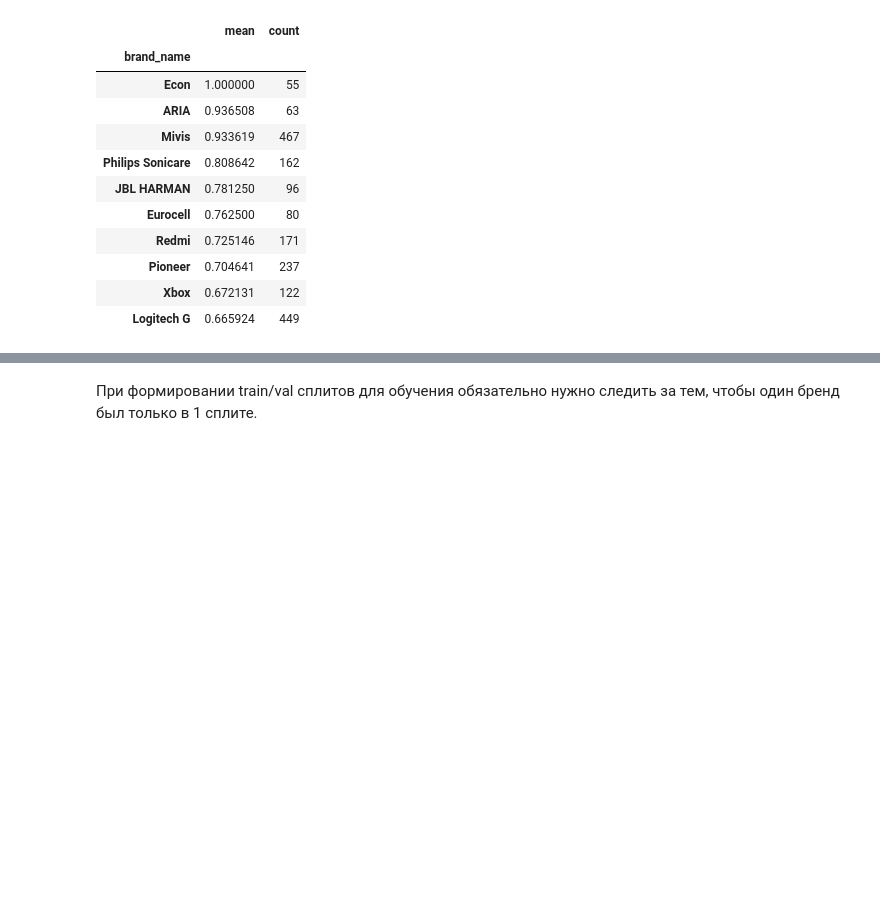
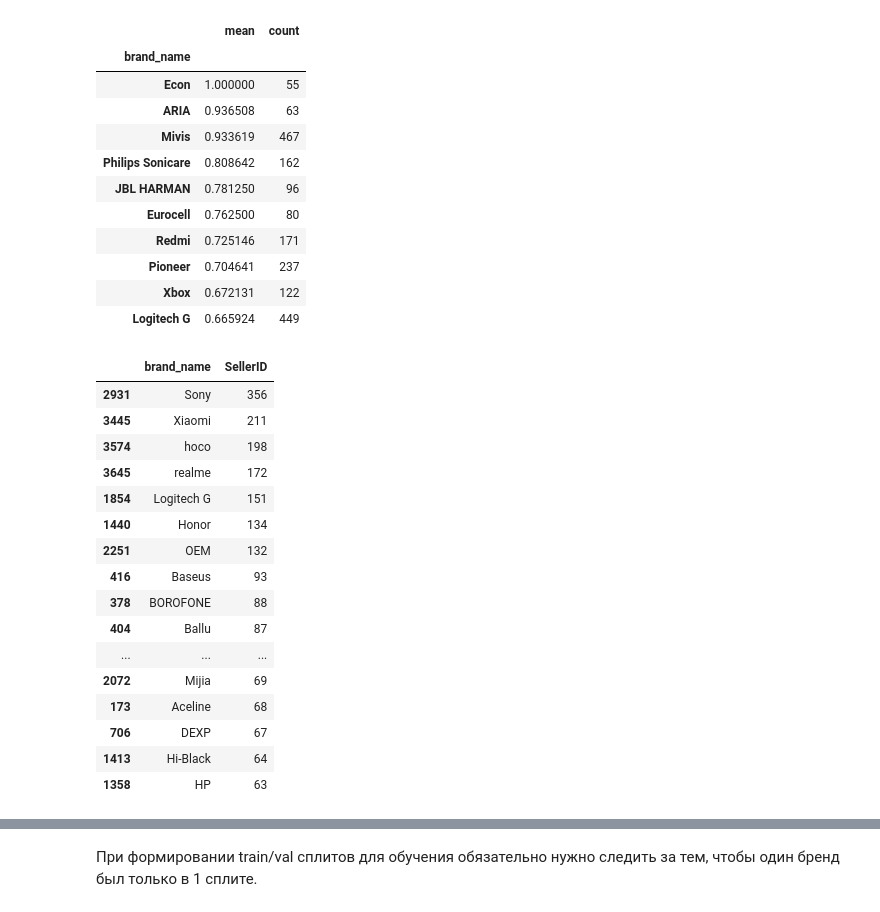
Before and after one commit to Closing-AI/ozon-e-cup-2025, a Jupyter notebook: notebooks/splits/splits.ipynb, the cells around one changed output, grey strips where cells are left out. Saved outputs shown, nothing was run; the diff lists cells and outputs as text; code cells hidden in the pictures; blank space fills up the shorter version.

```diff
--- a/notebooks/splits/splits.ipynb
+++ b/notebooks/splits/splits.ipynb
@@ -65,0 +71,23 @@ bn_train_target_stats[bn_train_target_stats["count"] > 50].sort_values("mean", a
+# %%
+# Get brand names, which have the most variety in SellerID
+brand_variety = train.groupby("brand_name")["SellerID"].nunique().reset_index()
+brand_variety = brand_variety[brand_variety["SellerID"] > 1]
+brand_variety.sort_values("SellerID", ascending=False).head(25)
+# %% [output]
+|  | brand_name | SellerID |
+| 2931 | Sony | 356 |
+| 3445 | Xiaomi | 211 |
+| 3574 | hoco | 198 |
+| 3645 | realme | 172 |
+| 1854 | Logitech G | 151 |
+| 1440 | Honor | 134 |
+| 2251 | OEM | 132 |
+| 416 | Baseus | 93 |
+| 378 | BOROFONE | 88 |
+| 404 | Ballu | 87 |
+| ... | ... | ... |
+| 2072 | Mijia | 69 |
+| 173 | Aceline | 68 |
+| 706 | DEXP | 67 |
+| 1413 | Hi-Black | 64 |
+| 1358 | HP | 63 |
```
Also changed, not shown: parts of 15 cells of this notebook, 2 other files.
